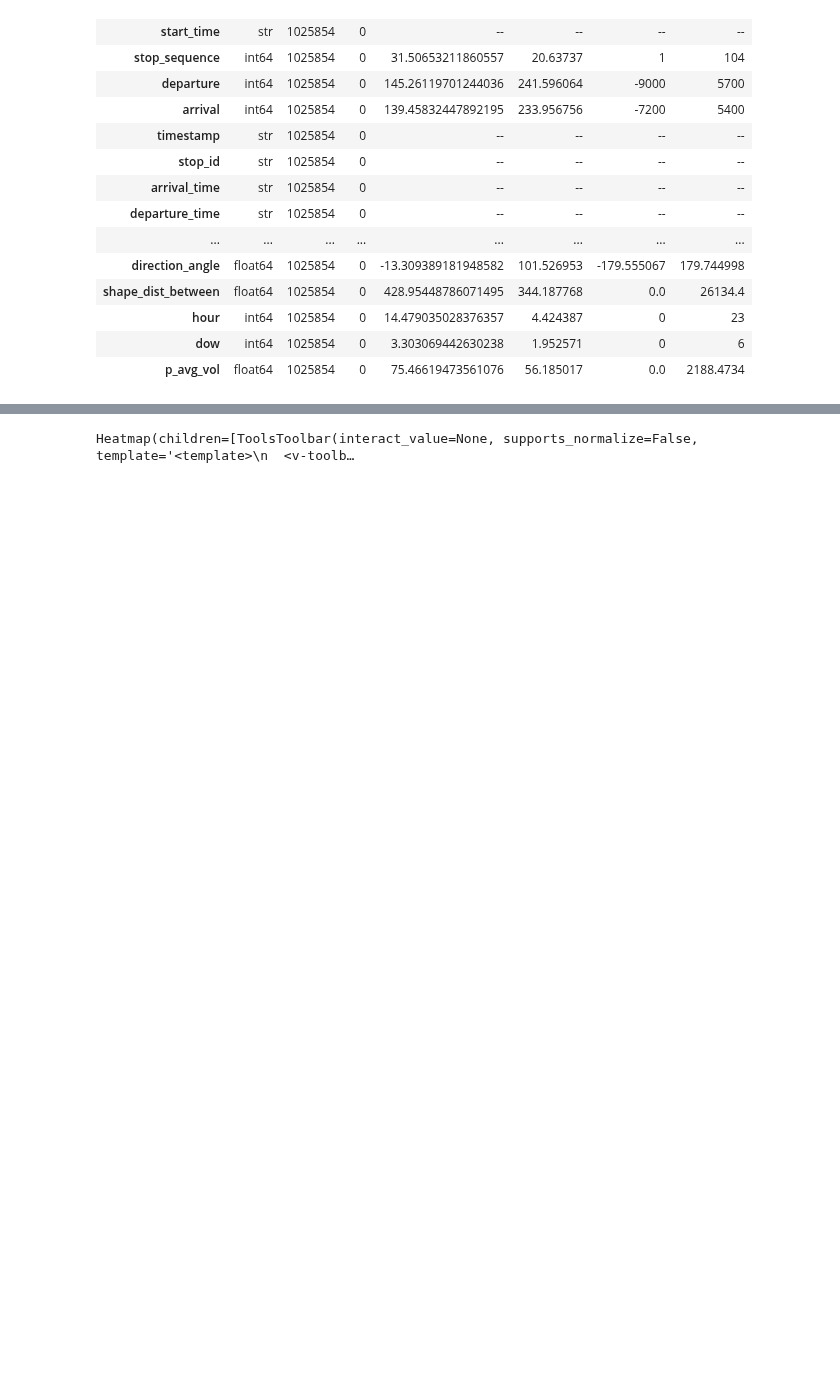
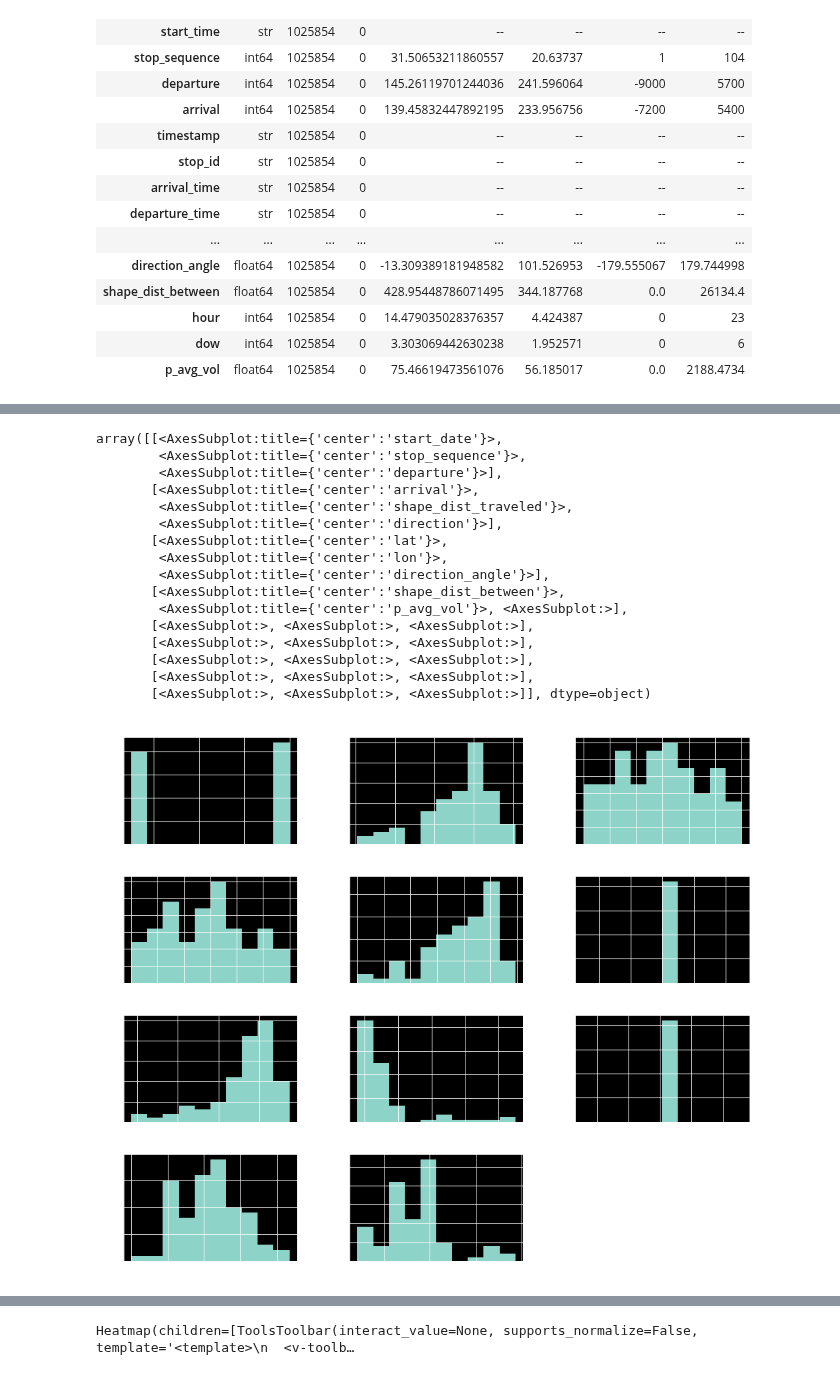
Before and after one commit to Drakodav/backend_d-dub, a Jupyter notebook: ml/processing/gtfsr_create_model.ipynb, the cells around one changed output, grey strips where cells are left out. Cells and saved outputs as stored; diff of their text form; code cells hidden in the pictures; blank space fills up the shorter version.

```diff
--- a/ml/processing/gtfsr_create_model.ipynb
+++ b/ml/processing/gtfsr_create_model.ipynb
@@ -205,0 +233,20 @@ model created, time: 41s
+# %%
+trip.to_pandas_df().hist(figsize=(15,30),layout=(9,3))
+# %% [output]
+array([[<AxesSubplot:title={'center':'start_date'}>,
+        <AxesSubplot:title={'center':'stop_sequence'}>,
+        <AxesSubplot:title={'center':'departure'}>],
+       [<AxesSubplot:title={'center':'arrival'}>,
+        <AxesSubplot:title={'center':'shape_dist_traveled'}>,
+        <AxesSubplot:title={'center':'direction'}>],
+       [<AxesSubplot:title={'center':'lat'}>,
+        <AxesSubplot:title={'center':'lon'}>,
+        <AxesSubplot:title={'center':'direction_angle'}>],
+       [<AxesSubplot:title={'center':'shape_dist_between'}>,
+        <AxesSubplot:title={'center':'p_avg_vol'}>, <AxesSubplot:>],
+       [<AxesSubplot:>, <AxesSubplot:>, <AxesSubplot:>],
+       [<AxesSubplot:>, <AxesSubplot:>, <AxesSubplot:>],
+       [<AxesSubplot:>, <AxesSubplot:>, <AxesSubplot:>],
+       [<AxesSubplot:>, <AxesSubplot:>, <AxesSubplot:>],
+       [<AxesSubplot:>, <AxesSubplot:>, <AxesSubplot:>]], dtype=object)
+[figure, added]
```
Also changed, not shown: parts of 9 cells of this notebook, 1 other file.
